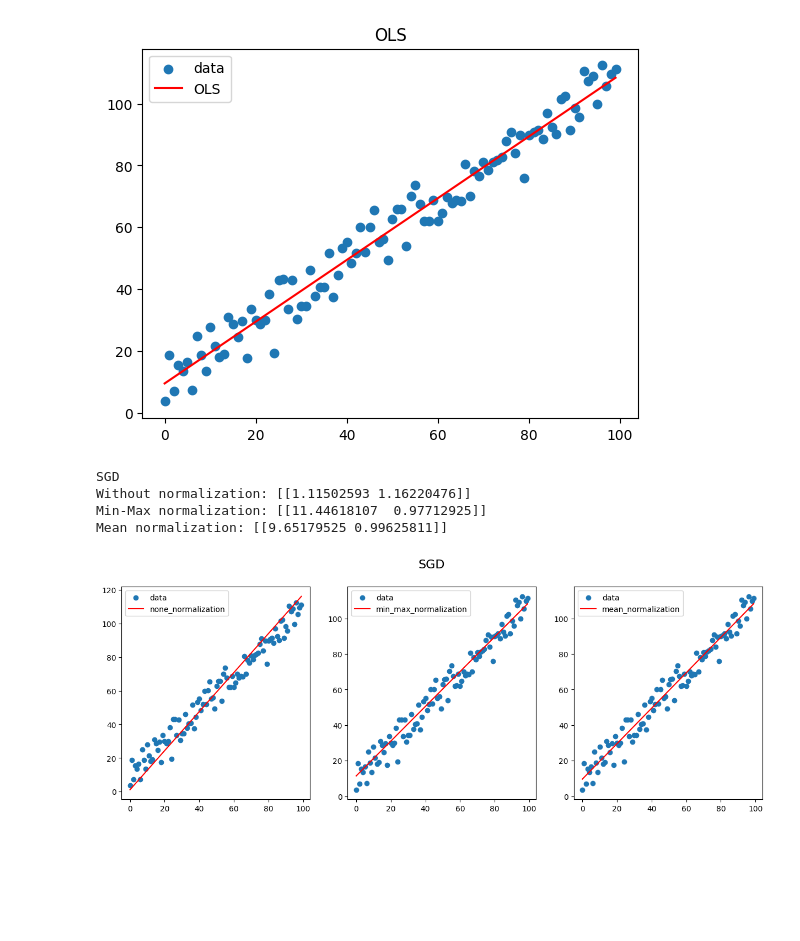
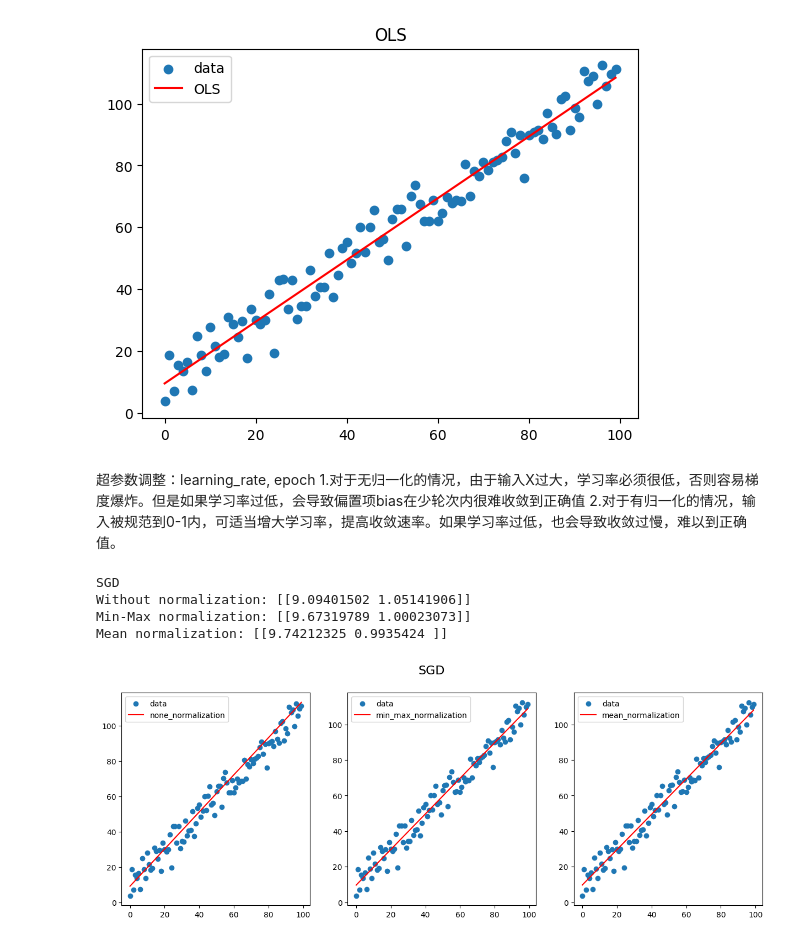
Before and after one commit to HarmoniXplus/SDM274-lab, a Jupyter notebook: HW1/test.ipynb, the cells around one changed output. Cells and saved outputs as stored; diff of their text form; code cells hidden in the pictures; blank space fills up the shorter version.

```diff
--- a/HW1/test.ipynb
+++ b/HW1/test.ipynb
@@ -29,47 +29,51 @@ plt.show()
 # %% [output]
 OLS: [[9.51430572 0.99866128]]
 [figure]
+# %% [markdown]
+超参数调整：learning_rate, epoch
+1.对于无归一化的情况，由于输入X过大，学习率必须很低，否则容易梯度爆炸。但是如果学习率过低，会导致偏置项bias在少轮次内很难收敛到正确值
+2.对于有归一化的情况，输入被规范到0-1内，可适当增大学习率，提高收敛速率。如果学习率过低，也会导致收敛过慢，难以到正确值。
 # %%
-model_1 = LR.LinearRegression(learning_rate = 0.00001, epoch=5000)
-model_2 = LR.LinearRegression(learning_rate = 0.01, epoch=5000)
-model_3 = LR.LinearRegression(learning_rate = 0.01, epoch=5000)
+model_1 = LR.LinearRegression(learning_rate = 0.00025, epoch=50000)
+model_2 = LR.LinearRegression(learning_rate = 0.01, epoch=50000)
+model_3 = LR.LinearRegression(learning_rate = 0.01, epoch=50000)
 
 # compare SGD
 model_1.init_weights()
 W1_1 = model_1.SGD(X_train, y_train)
 model_2.init_weights()
 model_2.SGD(model_2.min_max_normalization(X_train), y_train)
 W1_2 = model_2.mapping(X_train, method="min_max")
 model_3.init_weights()
 model_3.SGD(model_3.mean_normalization(X_train), y_train)
 W1_3 = model_3.mapping(X_train, method="mean")
 print("SGD")
 print("Without normalization:", W1_1.T)
 print("Min-Max normalization:", W1_2.T)
 print("Mean normalization:", W1_3.T)
 
 # plot the SGD result
 fig, axes = plt.subplots(1, 3, figsize=(15, 5))
 axes[0].scatter(X_train, y_train, label='data')
 axes[0].plot(X_train, model_1.predict(X_train), label='none_normalization', color='red')
 axes[0].legend()
 
 axes[1].scatter(X_train, y_train, label='data')
 axes[1].plot(X_train, model_2.predict(model_2.min_max_normalization(X_train)), label='min_max_normalization', color='red')
 axes[1].legend()
 
 axes[2].scatter(X_train, y_train, label='data')
 axes[2].plot(X_train, model_3.predict(model_3.mean_normalization(X_train)), label='mean_normalization', color='red')
 axes[2].legend()
 
 fig.suptitle('SGD', fontsize=16)
 plt.show()
 # %% [output]
 SGD
-Without normalization: [[1.11502593 1.16220476]]
-Min-Max normalization: [[11.44618107  0.97712925]]
-Mean normalization: [[9.65179525 0.99625811]]
+Without normalization: [[9.09401502 1.05141906]]
+Min-Max normalization: [[9.67319789 1.00023073]]
+Mean normalization: [[9.74212325 0.9935424 ]]
-[figure, old version]
+[figure, new version]
 # %%
 # compare BGD
 model_1.init_weights()
```
Also changed, not shown: parts of 2 cells of this notebook.
